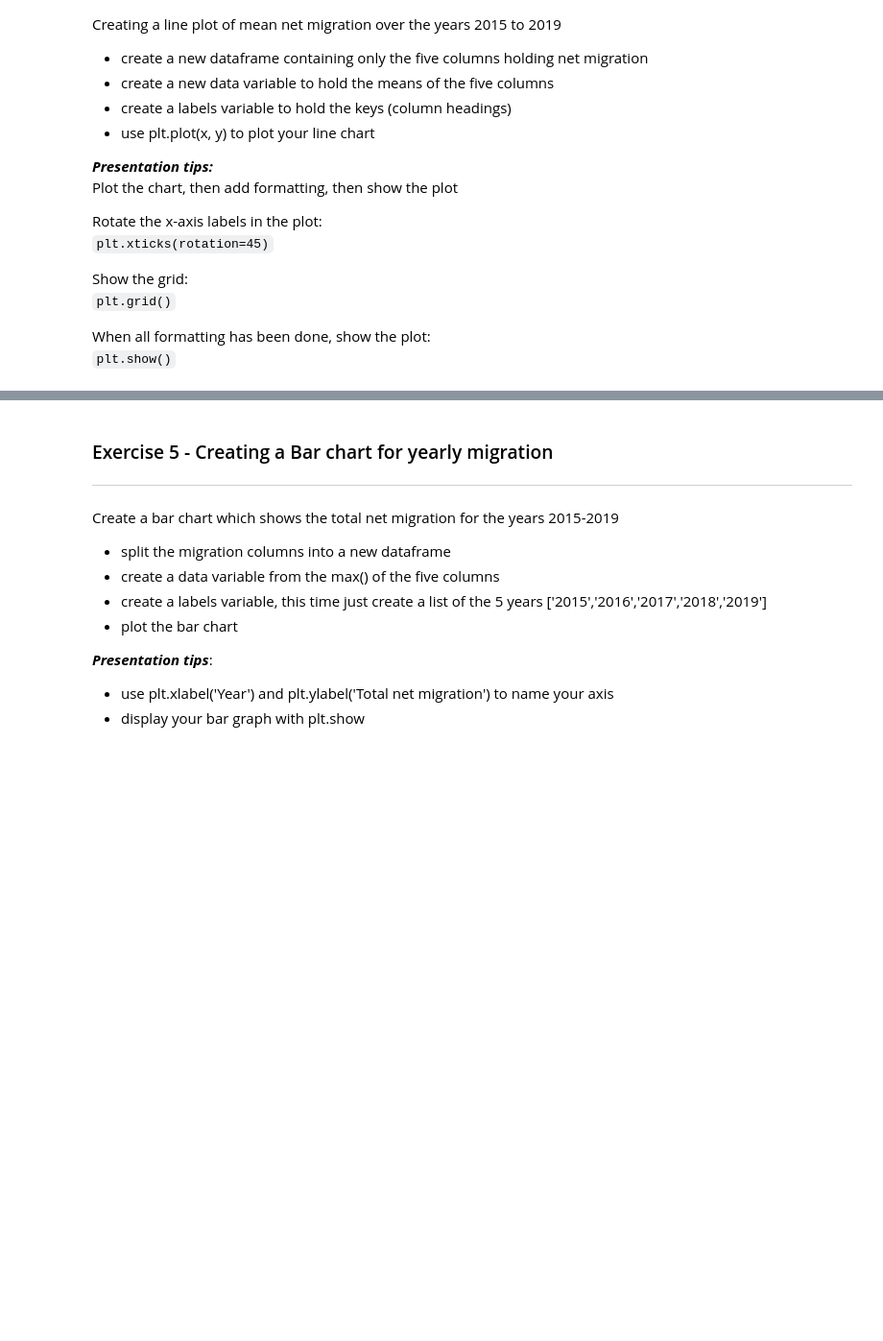
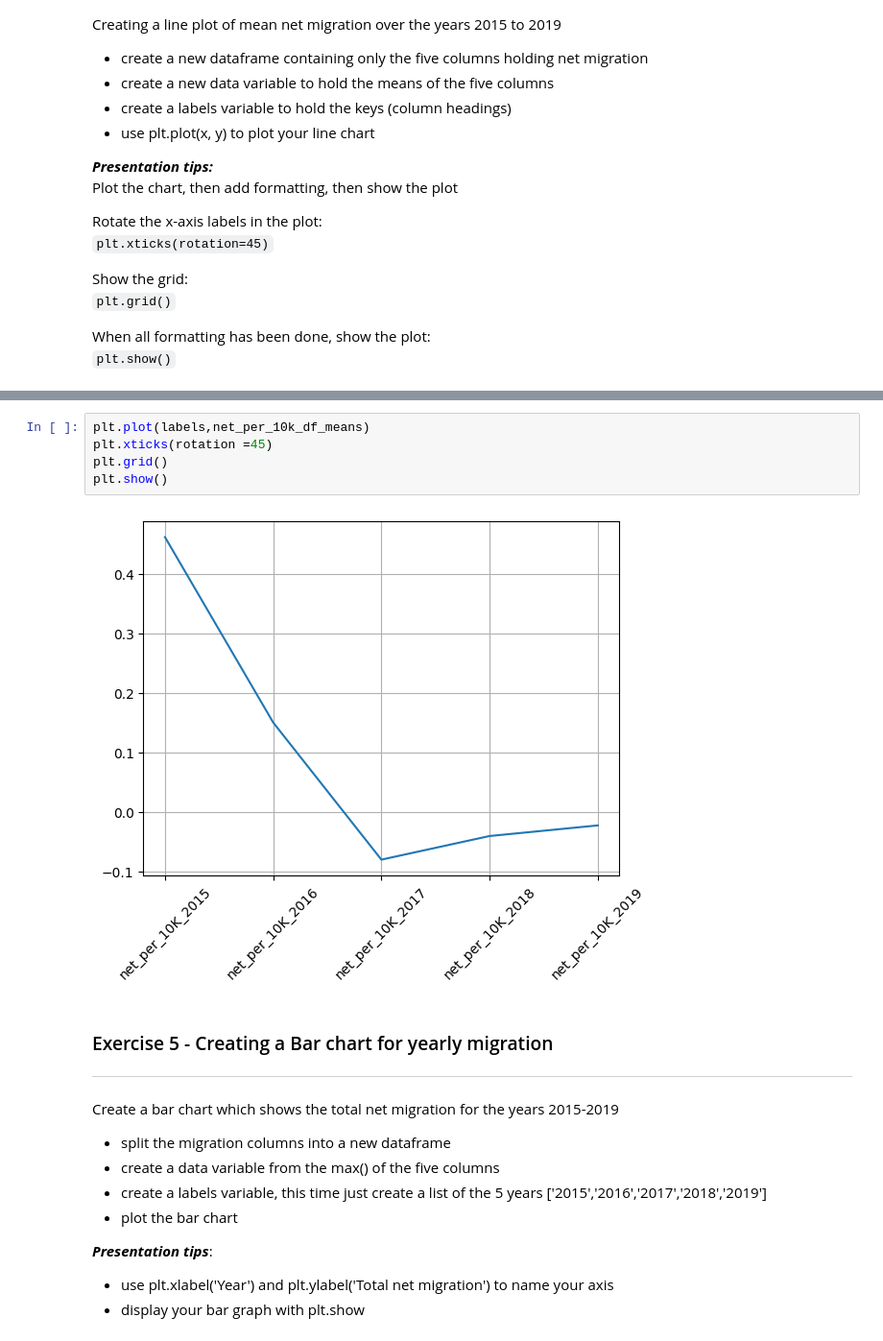
Before and after one commit to fraserrbarclay/Python-Data-Practicals, a Jupyter notebook: Week_7_Correlation_and_visualisation.ipynb, the cells around one changed output, grey strips where cells are left out. Shown at 96% size. Drawn from its saved outputs; the diff is of its cells as text; blank space fills up the shorter version.

```diff
--- a/Week_7_Correlation_and_visualisation.ipynb
+++ b/Week_7_Correlation_and_visualisation.ipynb
@@ -167,3 +263,10 @@ When all formatting has been done, show the plot:
+# %%
+plt.plot(labels,net_per_10k_df_means)
+plt.xticks(rotation =45)
+plt.grid()
+plt.show()
+# %% [output]
+[figure, added]
 # %% [markdown]
 ### Exercise 5 - Creating a Bar chart for yearly migration
 ---
```
Also changed, not shown: parts of 24 cells of this notebook.
